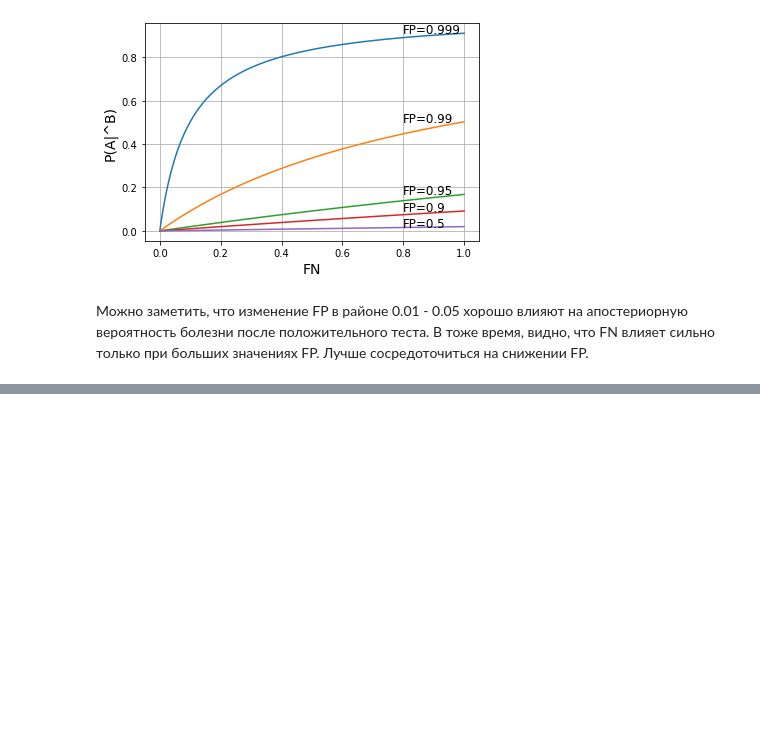
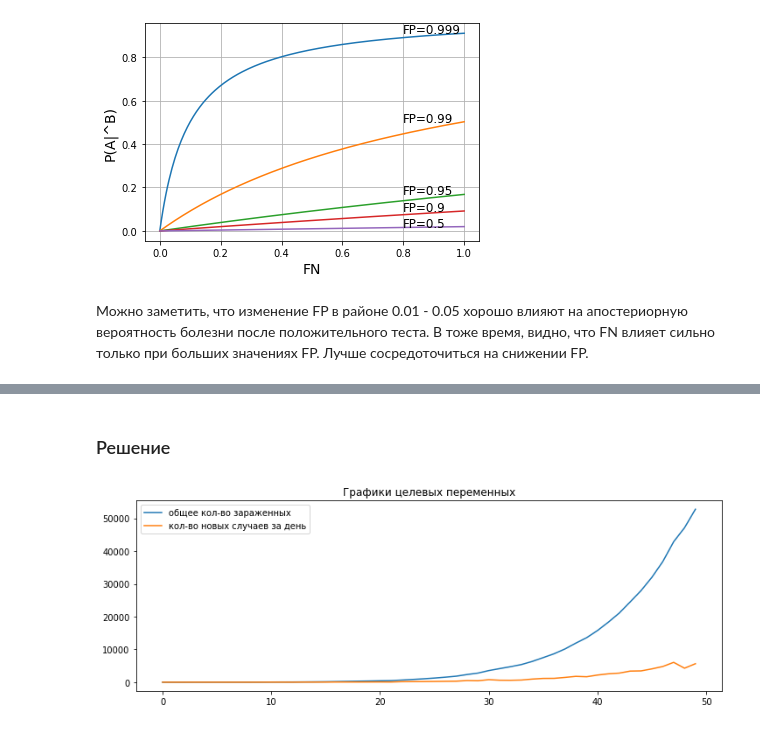
Before and after one commit to AntonOcean/made_advanced_ml, a Jupyter notebook: HW_1.ipynb, the cells around one changed output, grey strips where cells are left out. Drawn from its saved outputs; the diff is of its cells as text; code cells hidden in the pictures; blank space fills up the shorter version.

```diff
--- a/HW_1.ipynb
+++ b/HW_1.ipynb
@@ -105,0 +126,7 @@ plt.show()
+# %%
+df = pd.read_csv('./owid-covid-data.csv')
+# %%
+df = df[(df['iso_code'] == 'RUS') & (df['date'] >= '2020-03-03')].reset_index(drop=True)
+df.loc[df['new_cases'] == 0, 'new_cases'] = 1
+df['day'] = df.index
+df.head()
@@ -105,0 +141,2 @@ plt.show()
+# %%
+train, test = train_test_split(df, train_size=50, shuffle=False)
@@ -105,0 +163,11 @@ plt.show()
+# %% [markdown]
+### Решение
+# %%
+plt.figure(figsize=(12, 4))
+plt.plot(train['total_cases'], label='общее кол-во зараженных')
+plt.plot(train['new_cases'], label='кол-во новых случаев за день')
+plt.title('Графики целевых переменных')
+plt.legend()
+plt.show()
+# %% [output]
+[figure, added]
```
Also changed, not shown: parts of 12 cells of this notebook, 1 other file.
